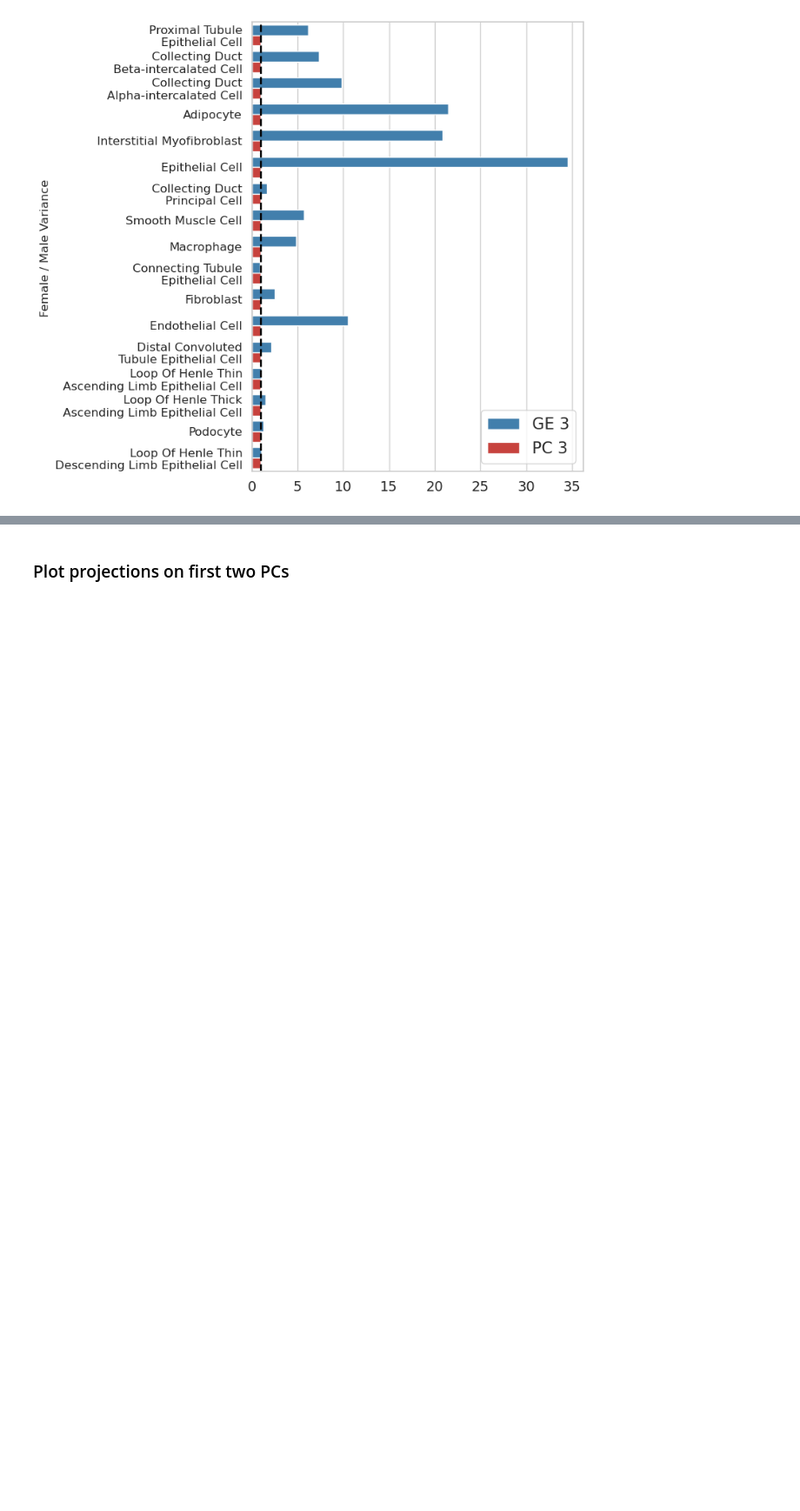
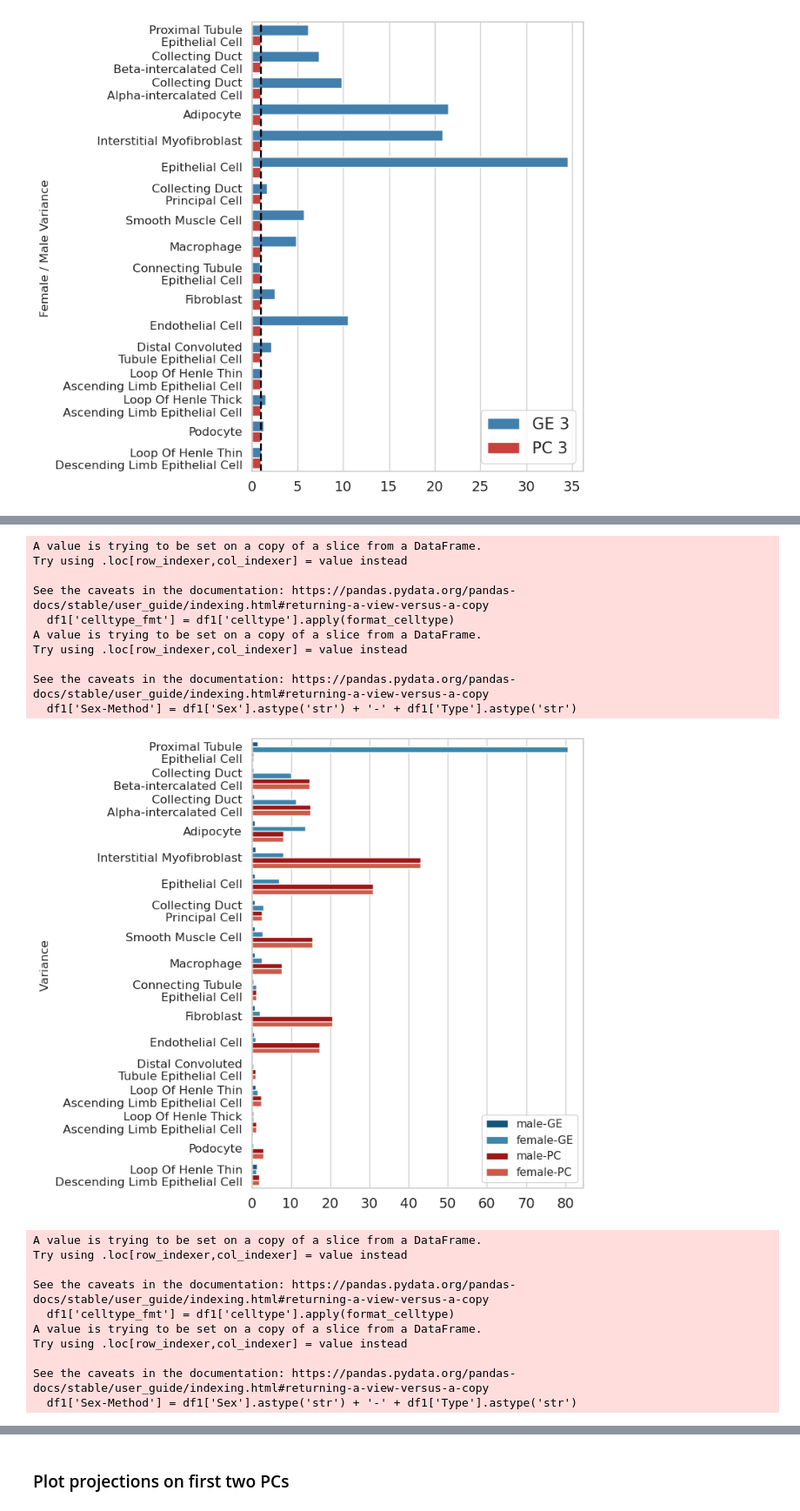
Before and after one commit to pachterlab/CJP_2025, a Jupyter notebook: notebooks/sn-mouse-kidney.ipynb, the cells around one changed output, grey strips where cells are left out. Shown at 87% size. Cells and saved outputs as stored; diff of their text form; code cells hidden in the pictures; blank space fills up the shorter version.

```diff
--- a/notebooks/sn-mouse-kidney.ipynb
+++ b/notebooks/sn-mouse-kidney.ipynb
@@ -271,0 +288,56 @@ for i in range(3):
+# %%
+for i in range(2):
+    df1 = ct_var_df[ct_var_df.Num == i]
+
+    # Apply formatting to a copy of the DataFrame for plotting
+    df1['celltype_fmt'] = df1['celltype'].apply(format_celltype)
+
+    df1['Sex-Method'] = df1['Sex'].astype('str') + '-' + df1['Type'].astype('str')
+
+    # Plot with that order
+    plt.figure(figsize=(8,7))
+    sns.barplot(
+        data=df1,
+        y='celltype_fmt',
+        x='Variance',
+        hue='Sex-Method',
+        order=ge_order,
+        palette={'female-PC':'#e34a33',
+                 'male-PC':'#b30000',
+                 'female-GE':'#2b8cbe',
+                 'male-GE':'#045a8d',}
+    )
+    # plt.axvline(1, color='black', linestyle='--', lw=2)
+    plt.ylabel('Variance ')
+    plt.xlabel('')
+    plt.xticks(fontsize=14)
+    plt.yticks(fontsize=12)
+
+    # Update legend labels
+    # handles, labels = plt.gca().get_legend_handles_labels()
+    # plt.legend(handles, [f'GE {i+1}', f'PC {i+1}'], title='', fontsize = 16,loc='lower right')
+    plt.legend()
+    plt.tight_layout()
+    plt.show()
+# %% [output]
+A value is trying to be set on a copy of a slice from a DataFrame.
+Try using .loc[row_indexer,col_indexer] = value instead
+
+See the caveats in the documentation: https://pandas.pydata.org/pandas-docs/stable/user_guide/indexing.html#returning-a-view-versus-a-copy
+  df1['celltype_fmt'] = df1['celltype'].apply(format_celltype)
+A value is trying to be set on a copy of a slice from a DataFrame.
+Try using .loc[row_indexer,col_indexer] = value instead
+
+See the caveats in the documentation: https://pandas.pydata.org/pandas-docs/stable/user_guide/indexing.html#returning-a-view-versus-a-copy
+  df1['Sex-Method'] = df1['Sex'].astype('str') + '-' + df1['Type'].astype('str')
+[figure, added]
+A value is trying to be set on a copy of a slice from a DataFrame.
+Try using .loc[row_indexer,col_indexer] = value instead
+
+See the caveats in the documentation: https://pandas.pydata.org/pandas-docs/stable/user_guide/indexing.html#returning-a-view-versus-a-copy
+  df1['celltype_fmt'] = df1['celltype'].apply(format_celltype)
+A value is trying to be set on a copy of a slice from a DataFrame.
+Try using .loc[row_indexer,col_indexer] = value instead
+
+See the caveats in the documentation: https://pandas.pydata.org/pandas-docs/stable/user_guide/indexing.html#returning-a-view-versus-a-copy
+  df1['Sex-Method'] = df1['Sex'].astype('str') + '-' + df1['Type'].astype('str')
```
Also changed, not shown: parts of 7 cells of this notebook.
